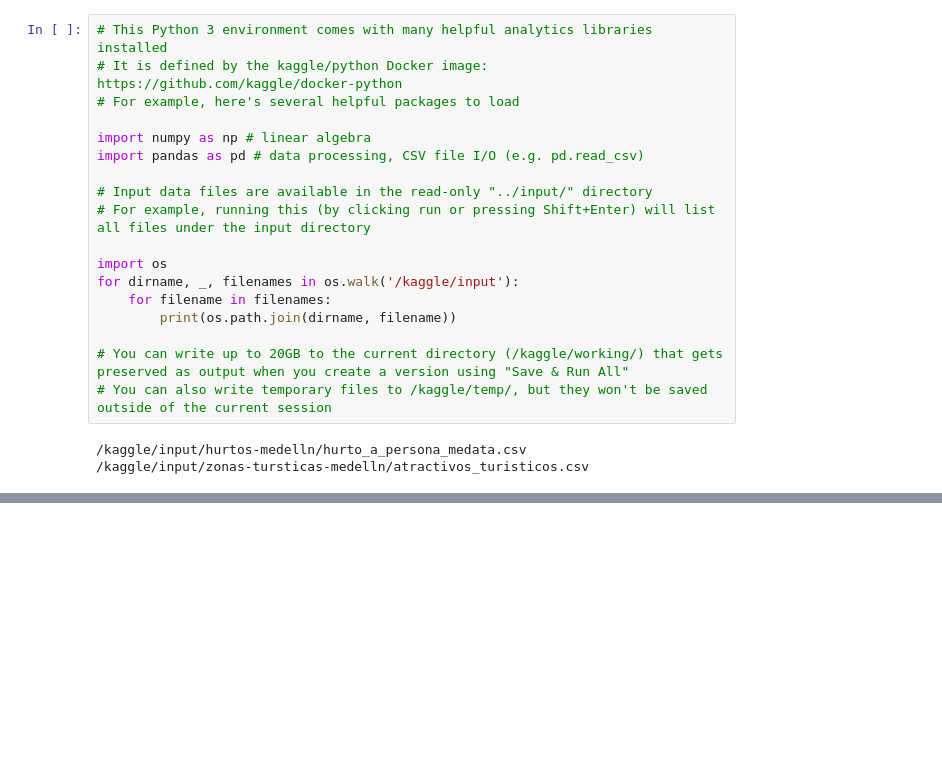
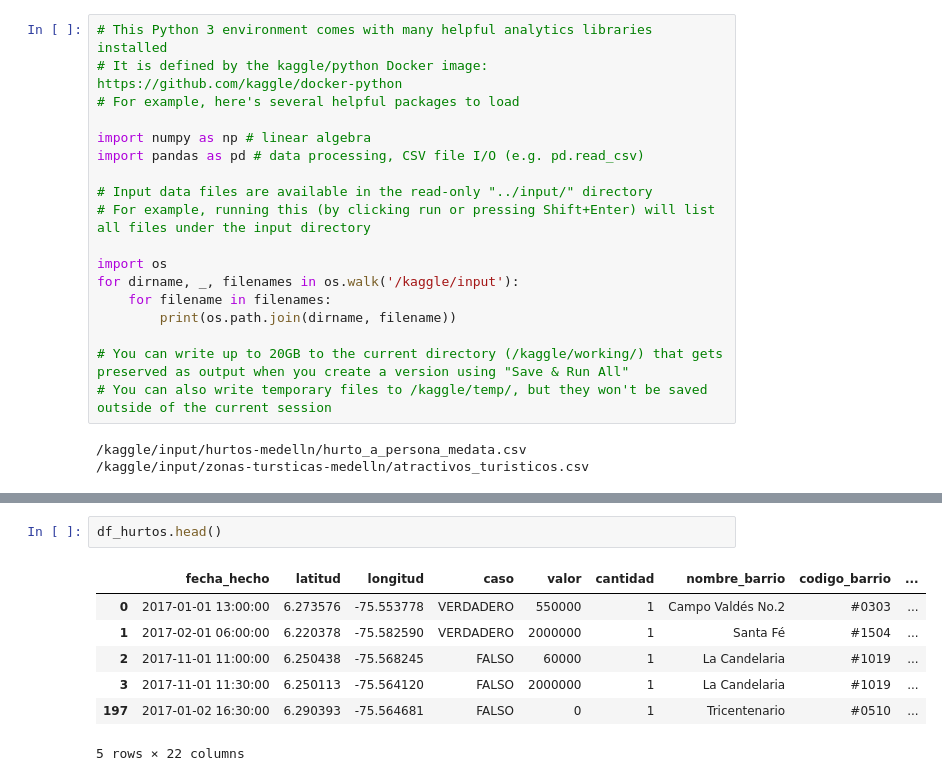
Before and after one commit to DanielDi/UN_datathon_post-data, a Jupyter notebook: datathon-post-data.ipynb, the cells around one changed output, grey strips where cells are left out. Drawn from its saved outputs; the diff is of its cells as text; blank space fills up the shorter version.

```diff
--- a/datathon-post-data.ipynb
+++ b/datathon-post-data.ipynb
@@ -77,0 +90,10 @@ print(df_personas.head())
+# %%
+df_hurtos.head()
+# %% [output]
+|  | fecha_hecho | latitud | longitud | caso | valor | cantidad | nombre_barrio | codigo_barrio | ... |
+| 0 | 2017-01-01 13:00:00 | 6.273576 | -75.553778 | VERDADERO | 550000 | 1 | Campo Valdés No.2 | #0303 | ... |
+| 1 | 2017-02-01 06:00:00 | 6.220378 | -75.582590 | VERDADERO | 2000000 | 1 | Santa Fé | #1504 | ... |
+| 2 | 2017-11-01 11:00:00 | 6.250438 | -75.568245 | FALSO | 60000 | 1 | La Candelaria | #1019 | ... |
+| 3 | 2017-11-01 11:30:00 | 6.250113 | -75.564120 | FALSO | 2000000 | 1 | La Candelaria | #1019 | ... |
+| 197 | 2017-01-02 16:30:00 | 6.290393 | -75.564681 | FALSO | 0 | 1 | Tricentenario | #0510 | ... |
+5 rows × 22 columns
```
Also changed, not shown: parts of 11 cells of this notebook.
